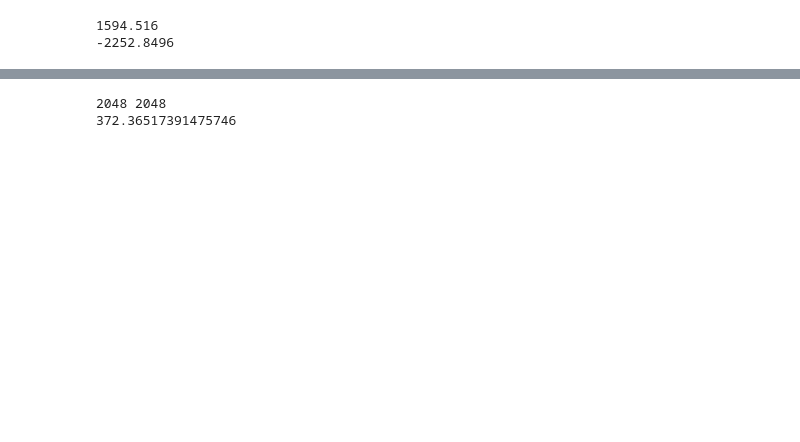
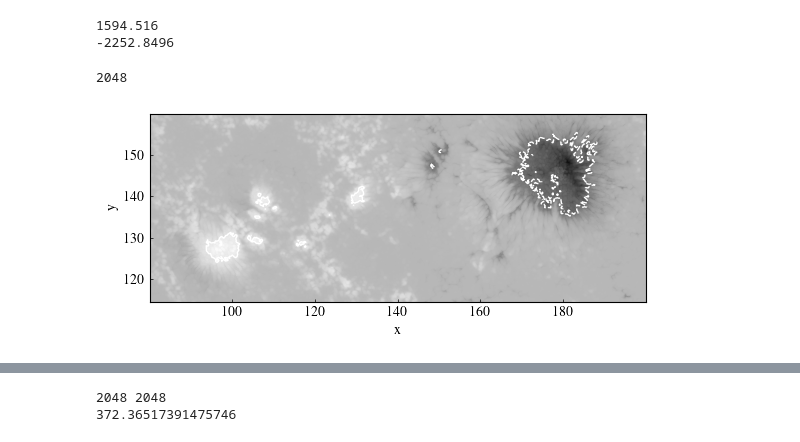
Before and after one commit to LMNadol/mflex, a Jupyter notebook: mhsflex/thesis_SolOr.ipynb, the cells around one changed output, grey strips where cells are left out. Drawn from its saved outputs; the diff is of its cells as text; code cells hidden in the pictures; blank space fills up the shorter version.

```diff
--- a/mhsflex/thesis_SolOr.ipynb
+++ b/mhsflex/thesis_SolOr.ipynb
@@ -70,3 +73,25 @@ print(data2d.bz.min())
 # %%
 x_grid, y_grid = np.meshgrid(data2d.x, data2d.y)
 norm = colors.SymLogNorm(50, vmin=-7.5e2, vmax=7.5e2)
+# %%
+print(data2d.ny)
+# %% [output]
+2048
+# %%
+fig = plt.figure()
+ax = fig.add_subplot(111)
+ax.contourf(x_grid[630:880,440:1100], y_grid[630:880,440:1100], data2d.bz[630:880,440:1100], 1000, cmap=cmap) #, norm=norm)
+ax.set_xlabel("x")
+ax.set_ylabel("y")
+ax.set_box_aspect((880-630)/(1100-440))
+plt.tick_params(direction="in", length=2, width=0.5)
+
+CS = ax.contour(
+    x_grid[630:880,440:1100], y_grid[630:880,440:1100], data2d.bz[630:880,440:1100],
+    levels=(-1000, 1000),
+    colors="white",
+    linewidths=1.0,
+)
+plt.show()
+# %% [output]
+[figure, added]
```
Also changed, not shown: parts of 16 cells of this notebook, 3 other files.
